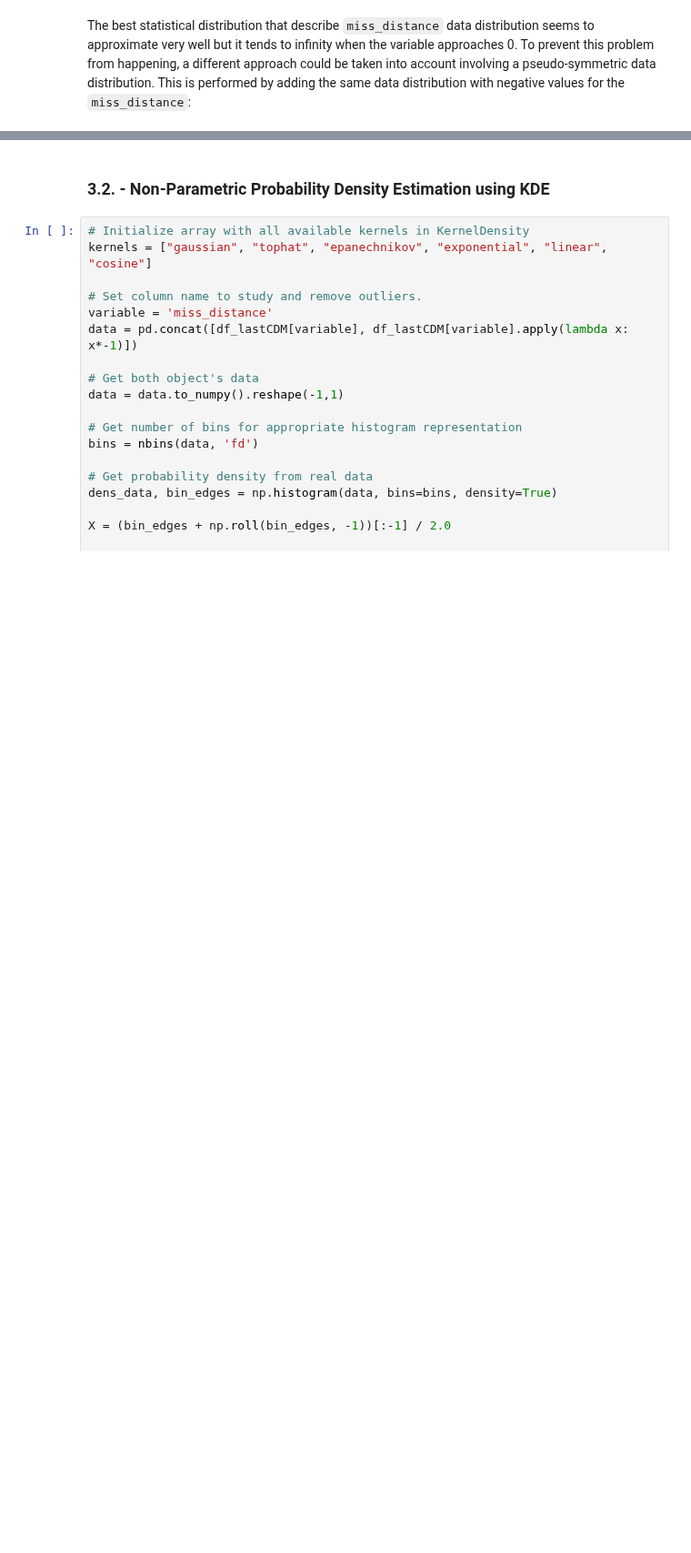
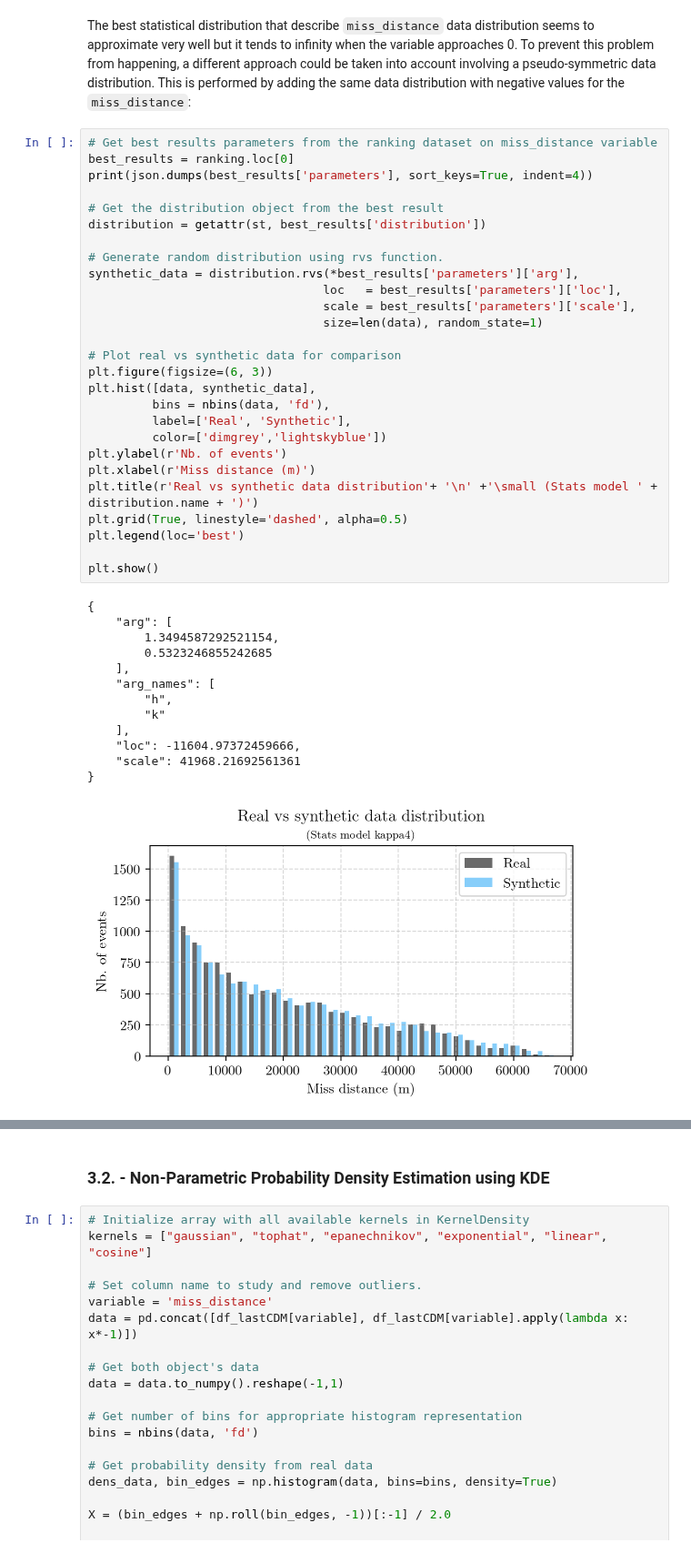
Before and after one commit to JJavierRosales/scapy, a Jupyter notebook: notebooks/Kelvins - Collision Avoidance Challenge + EDA.ipynb, the cells around one changed output, grey strips where cells are left out. Shown at 91% size. Drawn from its saved outputs; the diff is of its cells as text; blank space fills up the shorter version.

```diff
--- a/notebooks/Kelvins - Collision Avoidance Challenge + EDA.ipynb
+++ b/notebooks/Kelvins - Collision Avoidance Challenge + EDA.ipynb
@@ -584,5 +586,46 @@ ranking.head(10)
 # %% [markdown]
 The best statistical distribution that describe `miss_distance` data distribution seems to approximate very well but it tends to infinity when the variable approaches 0. To prevent this problem from happening, a different approach could be taken into account involving a pseudo-symmetric data distribution. This is performed by adding the same data distribution with negative values for the `miss_distance`:
+# %%
+# Get best results parameters from the ranking dataset on miss_distance variable
+best_results = ranking.loc[0]
+print(json.dumps(best_results['parameters'], sort_keys=True, indent=4))
+
+# Get the distribution object from the best result
+distribution = getattr(st, best_results['distribution'])
+
+# Generate random distribution using rvs function.
+synthetic_data = distribution.rvs(*best_results['parameters']['arg'],
+                                 loc   = best_results['parameters']['loc'],
+                                 scale = best_results['parameters']['scale'],
+                                 size=len(data), random_state=1)
+
+# Plot real vs synthetic data for comparison
+plt.figure(figsize=(6, 3))
+plt.hist([data, synthetic_data],
+         bins = nbins(data, 'fd'),
+         label=['Real', 'Synthetic'],
+         color=['dimgrey','lightskyblue'])
+plt.ylabel(r'Nb. of events')
+plt.xlabel(r'Miss distance (m)')
+plt.title(r'Real vs synthetic data distribution'+ '\n' +'\small (Stats model ' + distribution.name + ')')
+plt.grid(True, linestyle='dashed', alpha=0.5)
+plt.legend(loc='best')
+
+plt.show()
+# %% [output]
+{
+    "arg": [
+        1.3494587292521154,
+        0.5323246855242685
+    ],
+    "arg_names": [
+        "h",
+        "k"
+    ],
+    "loc": -11604.97372459666,
+    "scale": 41968.21692561361
+}
+[figure, added]
 # %%
 # Set column name to study and remove outliers.
 variable = 'miss_distance'
```
Also changed, not shown: parts of 11 cells of this notebook.
